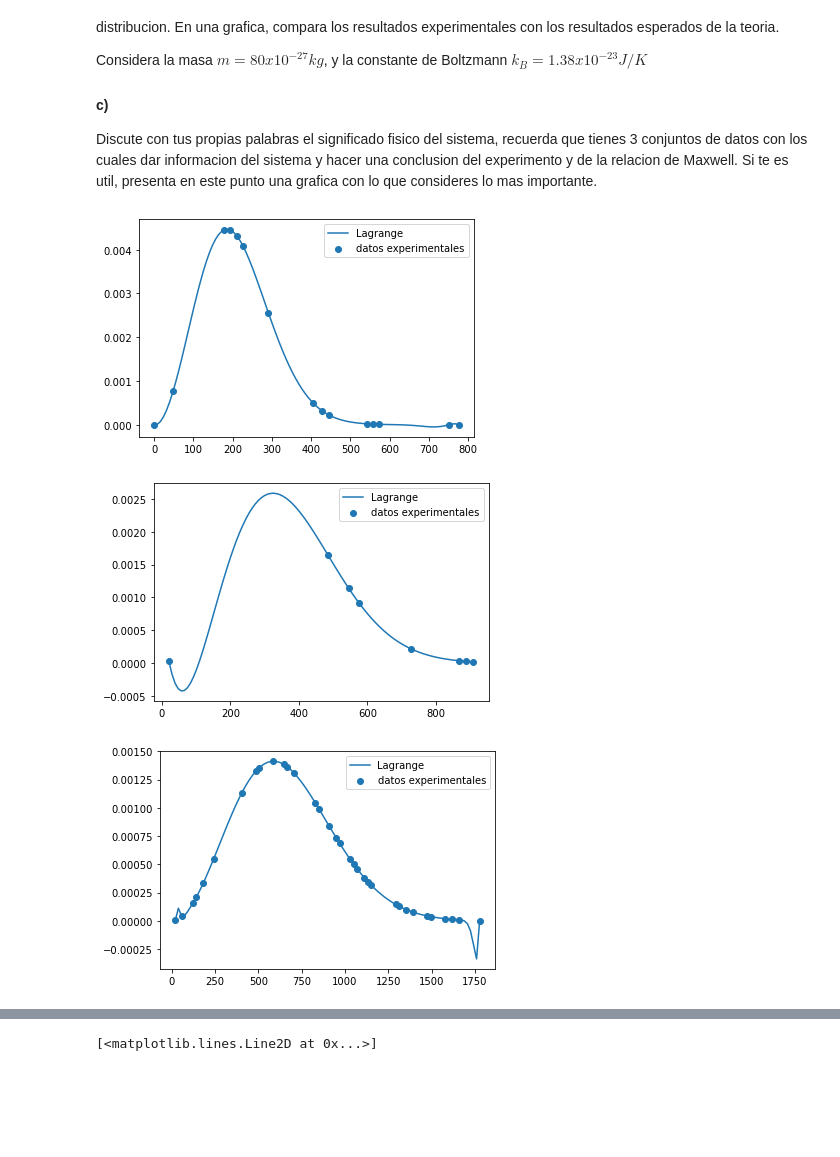
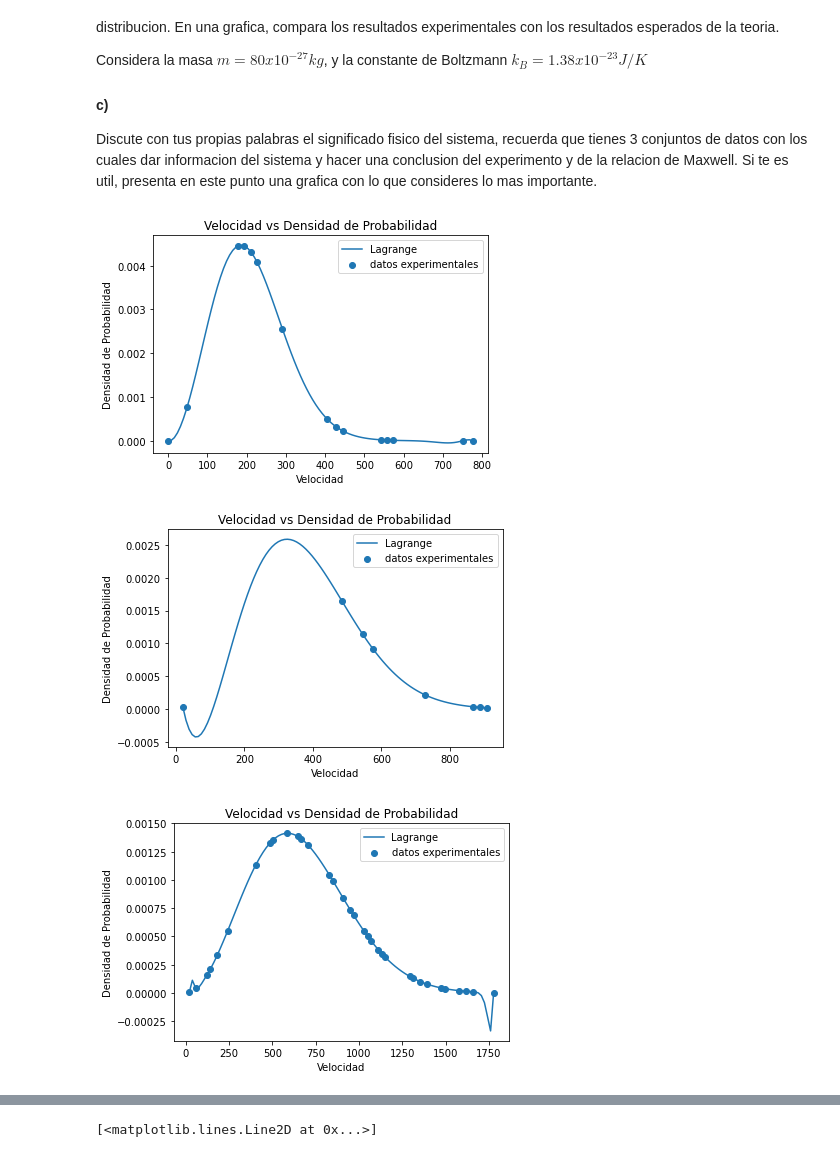
Before and after one commit to AndresAVargas/Fisica_Computacional, a Jupyter notebook: Practicas/Practica2_Interpolacion.ipynb, the cells around one changed output, grey strips where cells are left out. Saved outputs shown, nothing was run; the diff lists cells and outputs as text; code cells hidden in the pictures; blank space fills up the shorter version.

```diff
--- a/Practicas/Practica2_Interpolacion.ipynb
+++ b/Practicas/Practica2_Interpolacion.ipynb
@@ -69,47 +69,56 @@ P3 = [4.5397533833786035e-06, 4.047293897496901e-05, 0.00015680264643668938,
 # %%
 #a)
 #Lagrange generalizado
 def inter_lagrange(x,X,Y):
     if len(X)!= len(Y):
         return ('Vectores con dimensiones distintas')
     else:
         Puntos=list(zip(X,Y)) #aquí genero los puntos, con las listas dadas por el usuario
         Lk=[] # Lista para los polinomios de Lagrange
         n=len(X) #Podemos escoger X pues ya aseguramos que X y Y tengan el mismo número de elementos
         for i in range(n): #indice lento
             l=1
             for k in range(n): #indice rapido
                 if k!=i:  #Porque no hay para mismo índice
                     l*=(x-X[k])/float(X[i]-X[k]) #este es el polinomio k-esimo de lagrange
             Lk.append(l) #Lo metemos a la lista
         polinomio=0.0
         #print(Lk)
         for i in range(n):
             polinomio+=Lk[i]*Y[i]
         return polinomio
 xr=np.linspace(V1[0], V1[-1],100)
 plt.plot(xr, inter_lagrange(xr,V1,P1), label="Lagrange")
 plt.scatter(V1,P1, label="datos experimentales")
+plt.title("Velocidad vs Densidad de Probabilidad")
+plt.ylabel("Densidad de Probabilidad")
+plt.xlabel("Velocidad")
 plt.legend()
 plt.show()
 # %% [output]
-[figure, old version]
+[figure, new version]
 # %%
 yr=np.linspace(V2[0], V2[-1],100)
 plt.plot(yr, inter_lagrange(yr,V2,P2), label="Lagrange")
 plt.scatter(V2,P2, label="datos experimentales")
+plt.title("Velocidad vs Densidad de Probabilidad")
+plt.ylabel("Densidad de Probabilidad")
+plt.xlabel("Velocidad")
 plt.legend()
 plt.show()
 # %% [output]
-[figure, old version]
+[figure, new version]
 # %%
 zr=np.linspace(V3[0], V3[-1],100)
 plt.plot(zr, inter_lagrange(zr,V3,P3), label="Lagrange")
 plt.scatter(V3,P3, label="datos experimentales")
+plt.title("Velocidad vs Densidad de Probabilidad")
+plt.ylabel("Densidad de Probabilidad")
+plt.xlabel("Velocidad")
 plt.legend()
 plt.show()
 # %% [output]
-[figure, old version]
+[figure, new version]
 # %%
 #b)
 def Probabilidad(v):
```
Also changed, not shown: parts of 7 cells of this notebook.
